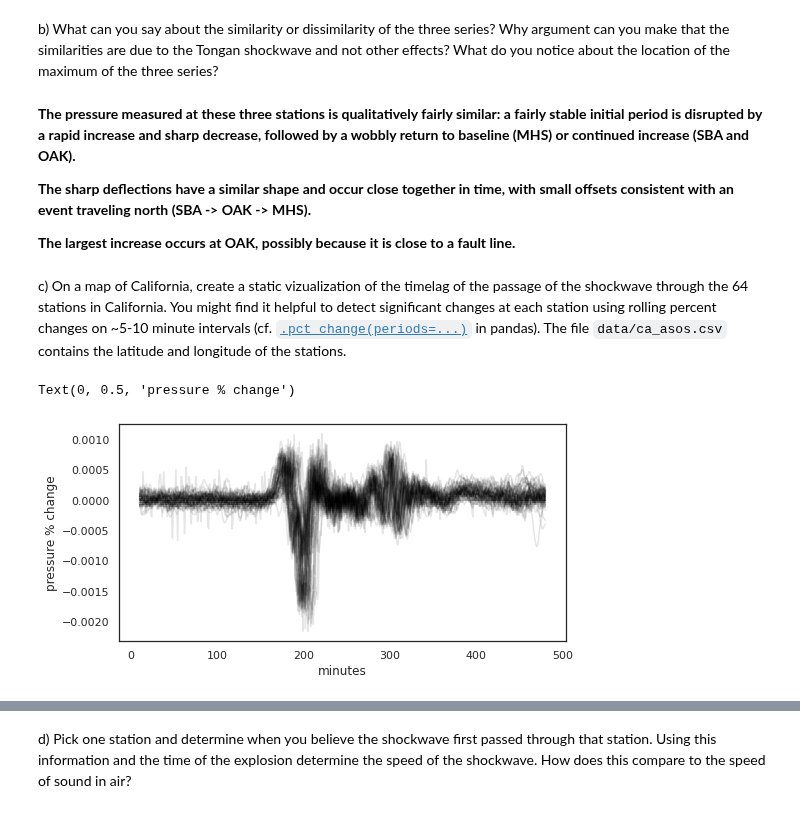
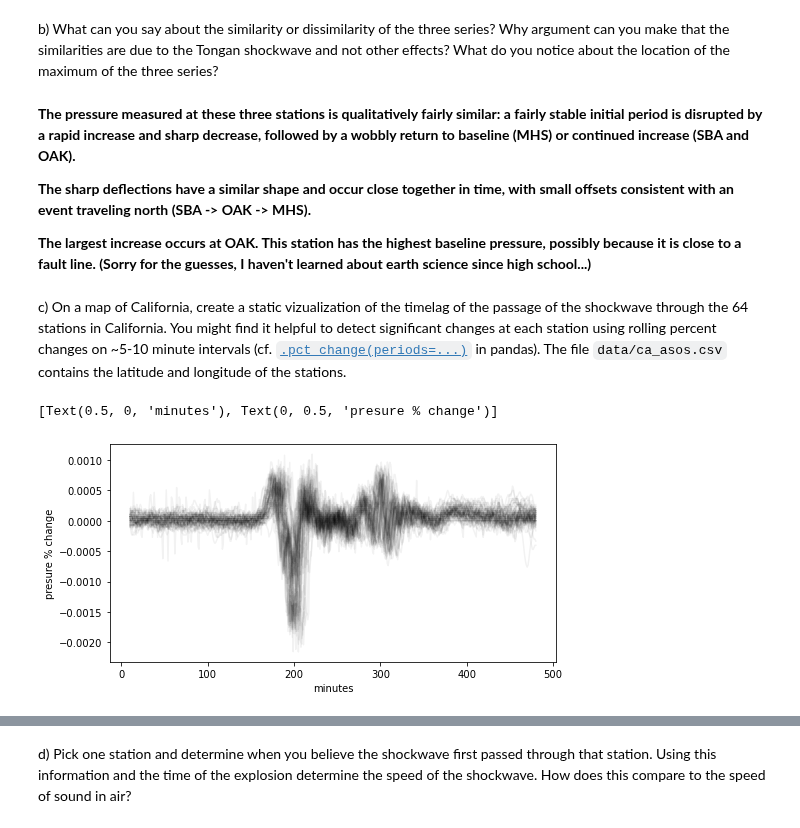
Before and after one commit to zbalewski/python-ay250-homework, a Jupyter notebook: hw_2/hw_2.ipynb, the cells around one changed output, grey strips where cells are left out. Drawn from its saved outputs; the diff is of its cells as text; code cells hidden in the pictures.

```diff
--- a/hw_2/hw_2.ipynb
+++ b/hw_2/hw_2.ipynb
@@ -71,27 +73,3 @@ df_mini_prop = df_mini/initial_values
 # %%
 # find peak pressure in each timeseries (restrcting to first 300 min to find initial peak)
 peak_idx = df_mini_prop.iloc[:300,:].idxmax()
-# %%
-# make figure!
-
-# make color palette to cycle through the same colors for pressure and peaks (kind of
-# hacky, should probably reference colors explicitly...)
-sns.set(style='white')
-colors = ['#F04721','#FFCC01', '#AA2595']
-sns.set_palette(sns.color_palette(colors))
-
-# plot pressure
-plt.plot(df_mini_prop)
-
-# get dims of Y axis to draw dashed lines on peaks
-Y = plt.gca().get_ylim()
-
-# plot peaks
-for i in range(len(stations_mini)):
-    plt.plot([peak_idx[i], peak_idx[i]], Y,
-             linestyle='--')
-
-# add labels
-plt.xlabel('minutes')
-plt.ylabel('pressure, proportional to initial value')
-plt.legend(stations_mini)
@@ -105,7 +108,7 @@ b) What can you say about the similarity or dissimilarity of the three series? W
 
 **The sharp deflections have a similar shape and occur close together in time, with small offsets consistent with an event traveling north (SBA -> OAK -> MHS).**
 
-**The largest increase occurs at OAK, possibly because it is close to a fault line.**
+**The largest increase occurs at OAK. This station has the highest baseline pressure, possibly because it is close to a fault line. (Sorry for the guesses, I haven't learned about earth science since high school...)**
 # %% [markdown]
 c) On a map of California, create a static vizualization of the timelag of the passage of the shockwave through the 64 stations in California. You might find it helpful to detect significant changes at each station using rolling percent changes on ~5-10 minute intervals (cf. [`.pct_change(periods=...)`](https://pandas.pydata.org/docs/reference/api/pandas.DataFrame.pct_change.html) in pandas). The file `data/ca_asos.csv` contains the latitude and longitude of the stations.
 # %%
@@ -114,12 +117,12 @@ stations_CA = df_pressure.columns[1:]
 # %%
 # get index of max timelag, from %change in pressure
 pressure_change = df_pressure.iloc[:, 1:].pct_change(periods=10)
 
 # check out what pressure change looks like
 fig = plt.figure(figsize=(8,4))
-plt.plot(pressure_change, c=[0, 0, 0], alpha=0.1)
-plt.xlabel('minutes')
-plt.ylabel('pressure % change')
+ax = fig.add_subplot()
+ax.plot(pressure_change, c=[0, 0, 0], alpha=0.05)
+plt.setp(ax, xlabel='minutes', ylabel='presure % change')
 # %% [output]
-Text(0, 0.5, 'pressure % change')
+[Text(0.5, 0, 'minutes'), Text(0, 0.5, 'presure % change')]
-[figure, old version]
+[figure, new version]
```
Also changed, not shown: parts of 16 cells of this notebook.
